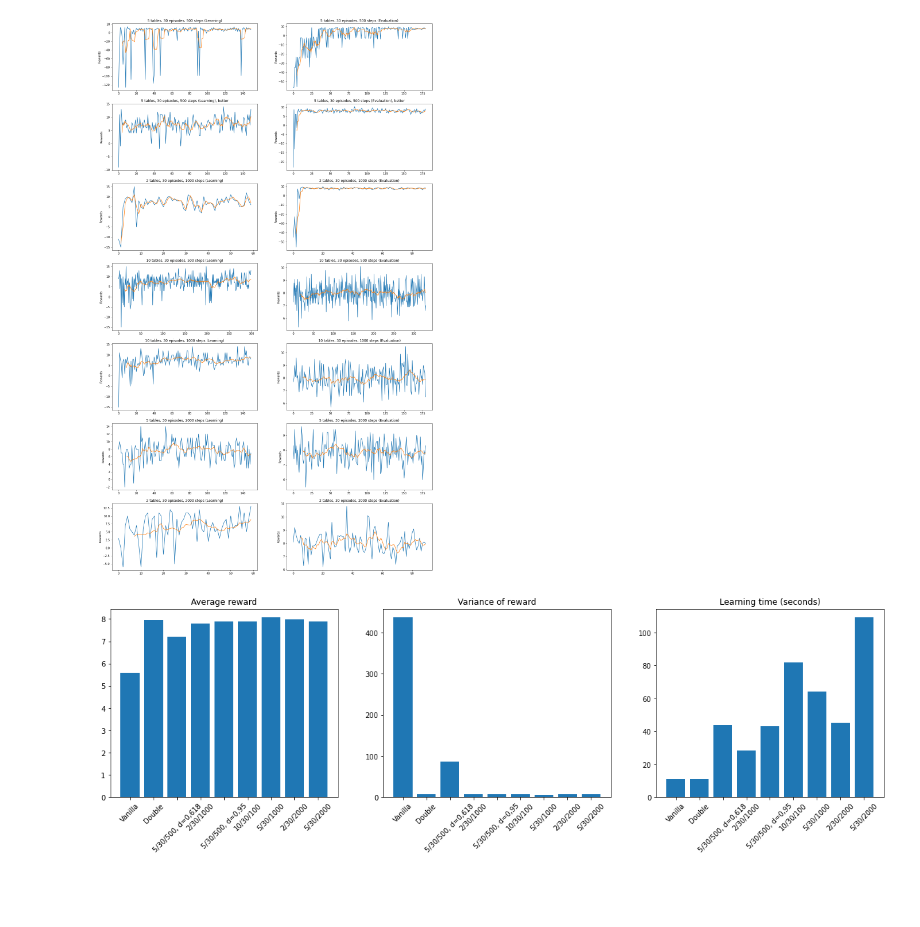
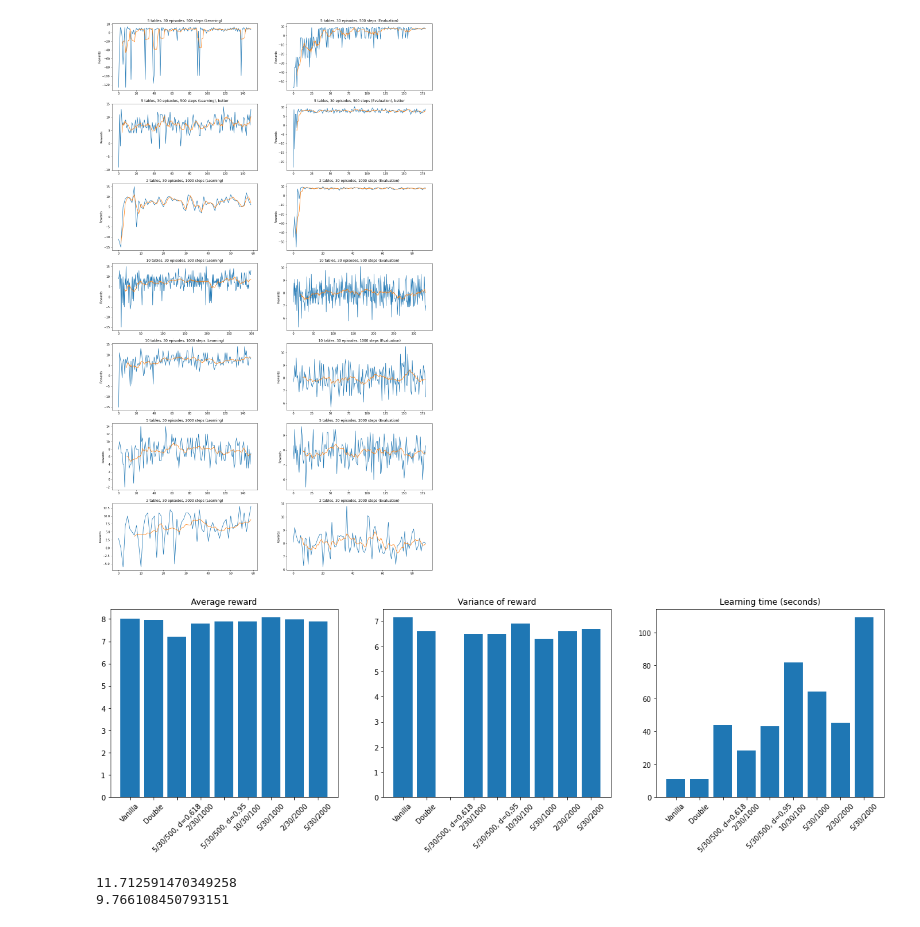
Before and after one commit to green-of-tim/red-y, a Jupyter notebook: Taxi_v3_Results.ipynb, the cells around one changed output. Saved outputs shown, nothing was run; the diff lists cells and outputs as text; code cells hidden in the pictures; blank space fills up the shorter version.

```diff
--- a/Taxi_v3_Results.ipynb
+++ b/Taxi_v3_Results.ipynb
@@ -144,29 +144,35 @@ Text(0, 0.5, 'Rewards')
 # %%
 plt.figure(figsize=(20,5))
 
 names=['Vanilla', 'Double', '5/30/500, d=0,618', '2/30/1000', '5/30/500, d=0,95', '10/30/100', '5/30/1000', '2/30/2000', '5/30/2000']
-expected_reward=[5.6, 7.95, 7.2, 7.8, 7.9, 7.9, 8.061, 7.97, 7.9]
-variance_reward=[436.3, 6.6, 86, 6.5, 6.5, 6.9, 6.3, 6.6, 6.69]
+expected_reward=[8.002, 7.95, 7.2, 7.8, 7.9, 7.9, 8.061, 7.97, 7.9]
+variance_reward=[7.145, 6.6, 0, 6.5, 6.5, 6.9, 6.3, 6.6, 6.69]
 time=[11, 11.2, 44, 28.5, 43.2, 82, 64, 45, 109]
 
 ax = plt.subplot(1, 3, 1)
 plt.title('Average reward')
 ax.bar(range(len(expected_reward)), expected_reward)
 ax.set_xticks(range(len(expected_reward)))
 ax.set_xticklabels(names, rotation=45)
 
 ax = plt.subplot(1, 3, 2)
 plt.title('Variance of reward')
 ax.bar(range(len(variance_reward)), variance_reward)
 ax.set_xticks(range(len(variance_reward)))
 ax.set_xticklabels(names, rotation=45)
 
 ax = plt.subplot(1, 3, 3)
 plt.title('Learning time (seconds)')
 ax.bar(range(len(time)), time)
 ax.set_xticks(range(len(time)))
 ax.set_xticklabels(names, rotation=45)
 
 plt.show()
 # %% [output]
-[figure, old version]
+[figure, new version]
+# %%
+print(np.var(q_classic.rewards[-1000:-1]))
+print(np.var(q_double.rewards[-1000:-1]))
+# %% [output]
+11.712591470349258
+9.766108450793151
```
Also changed, not shown: parts of 1 cell of this notebook.
